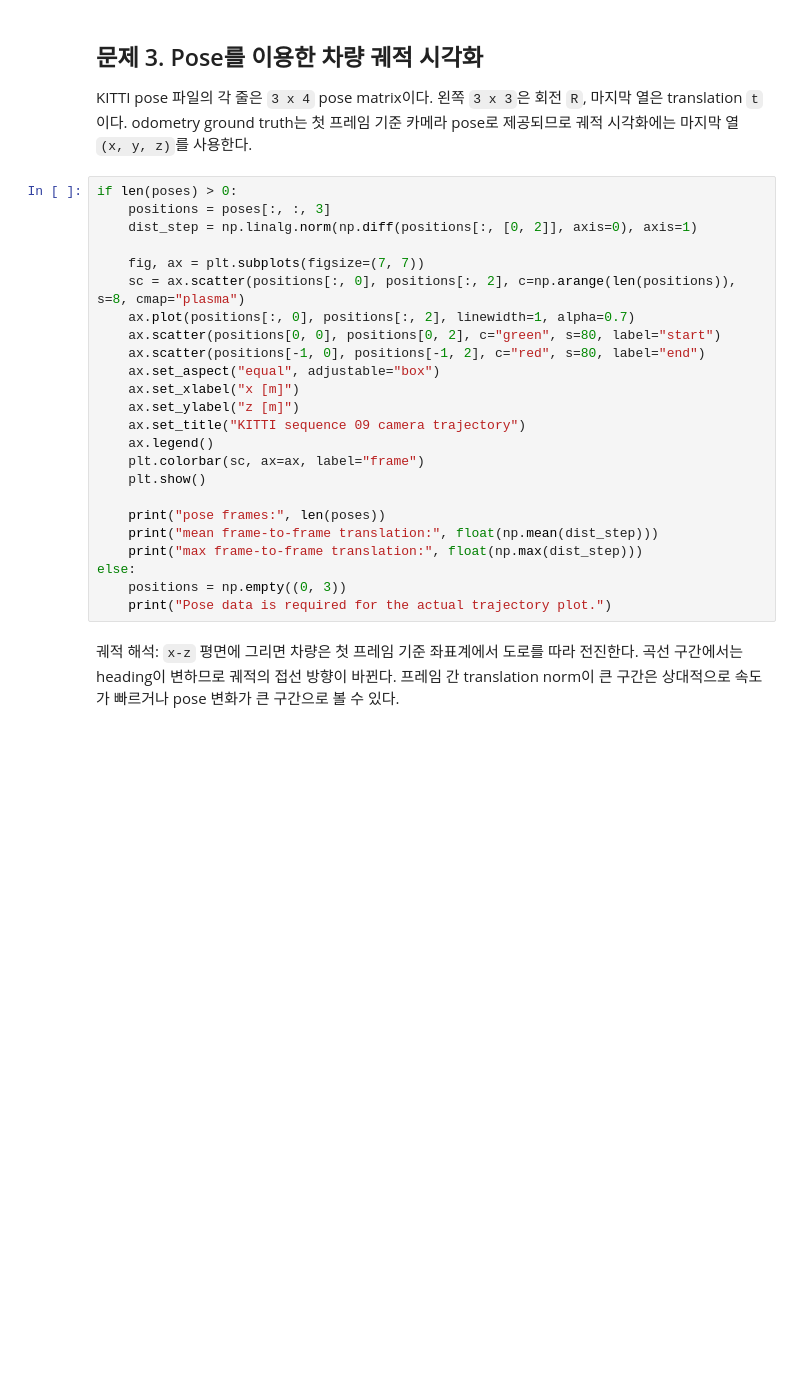
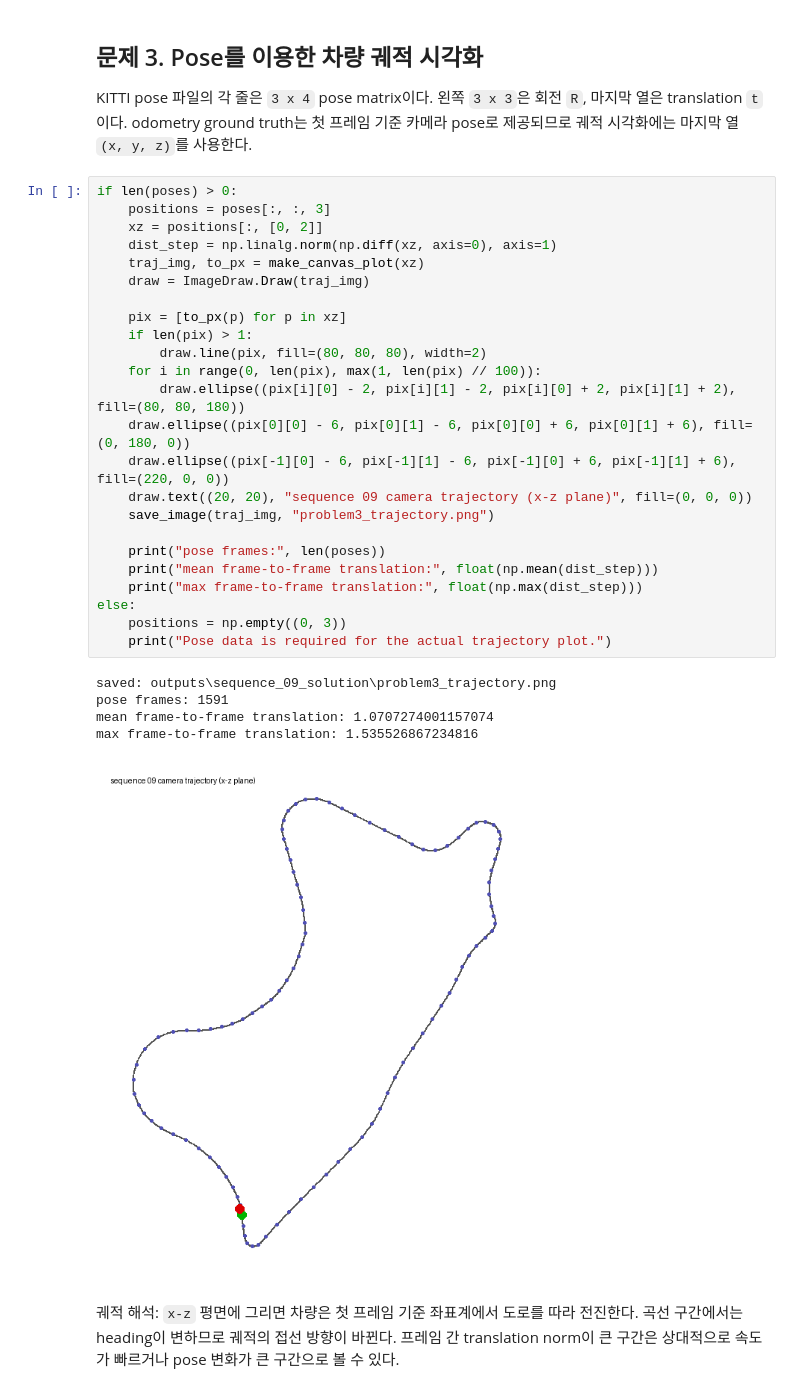
Before and after one commit to hyoeun02/Auto_V, a Jupyter notebook: ClassAuto_BayesianClassifier_solution.ipynb, the cells around one changed output. Cells and saved outputs as stored; diff of their text form; blank space fills up the shorter version.

```diff
--- a/ClassAuto_BayesianClassifier_solution.ipynb
+++ b/ClassAuto_BayesianClassifier_solution.ipynb
@@ -157,30 +205,36 @@ pd.DataFrame({
 ## 문제 3. Pose를 이용한 차량 궤적 시각화
 
 KITTI pose 파일의 각 줄은 `3 x 4` pose matrix이다. 왼쪽 `3 x 3`은 회전 `R`, 마지막 열은 translation `t`이다. odometry ground truth는 첫 프레임 기준 카메라 pose로 제공되므로 궤적 시각화에는 마지막 열 `(x, y, z)`를 사용한다.
-# %%
-if len(poses) > 0:
-    positions = poses[:, :, 3]
-    dist_step = np.linalg.norm(np.diff(positions[:, [0, 2]], axis=0), axis=1)
-
-    fig, ax = plt.subplots(figsize=(7, 7))
-    sc = ax.scatter(positions[:, 0], positions[:, 2], c=np.arange(len(positions)), s=8, cmap="plasma")
-    ax.plot(positions[:, 0], positions[:, 2], linewidth=1, alpha=0.7)
-    ax.scatter(positions[0, 0], positions[0, 2], c="green", s=80, label="start")
-    ax.scatter(positions[-1, 0], positions[-1, 2], c="red", s=80, label="end")
-    ax.set_aspect("equal", adjustable="box")
-    ax.set_xlabel("x [m]")
-    ax.set_ylabel("z [m]")
-    ax.set_title("KITTI sequence 09 camera trajectory")
-    ax.legend()
-    plt.colorbar(sc, ax=ax, label="frame")
-    plt.show()
-
-    print("pose frames:", len(poses))
-    print("mean frame-to-frame translation:", float(np.mean(dist_step)))
-    print("max frame-to-frame translation:", float(np.max(dist_step)))
-else:
-    positions = np.empty((0, 3))
-    print("Pose data is required for the actual trajectory plot.")
+# %%
+if len(poses) > 0:
+    positions = poses[:, :, 3]
+    xz = positions[:, [0, 2]]
+    dist_step = np.linalg.norm(np.diff(xz, axis=0), axis=1)
+    traj_img, to_px = make_canvas_plot(xz)
+    draw = ImageDraw.Draw(traj_img)
+
+    pix = [to_px(p) for p in xz]
+    if len(pix) > 1:
+        draw.line(pix, fill=(80, 80, 80), width=2)
+    for i in range(0, len(pix), max(1, len(pix) // 100)):
+        draw.ellipse((pix[i][0] - 2, pix[i][1] - 2, pix[i][0] + 2, pix[i][1] + 2), fill=(80, 80, 180))
+    draw.ellipse((pix[0][0] - 6, pix[0][1] - 6, pix[0][0] + 6, pix[0][1] + 6), fill=(0, 180, 0))
+    draw.ellipse((pix[-1][0] - 6, pix[-1][1] - 6, pix[-1][0] + 6, pix[-1][1] + 6), fill=(220, 0, 0))
+    draw.text((20, 20), "sequence 09 camera trajectory (x-z plane)", fill=(0, 0, 0))
+    save_image(traj_img, "problem3_trajectory.png")
+
+    print("pose frames:", len(poses))
+    print("mean frame-to-frame translation:", float(np.mean(dist_step)))
+    print("max frame-to-frame translation:", float(np.max(dist_step)))
+else:
+    positions = np.empty((0, 3))
+    print("Pose data is required for the actual trajectory plot.")
+# %% [output]
+saved: outputs\sequence_09_solution\problem3_trajectory.png
+pose frames: 1591
+mean frame-to-frame translation: 1.0707274001157074
+max frame-to-frame translation: 1.535526867234816
+[figure, added]
 # %% [markdown]
 궤적 해석: `x-z` 평면에 그리면 차량은 첫 프레임 기준 좌표계에서 도로를 따라 전진한다. 곡선 구간에서는 heading이 변하므로 궤적의 접선 방향이 바뀐다. 프레임 간 translation norm이 큰 구간은 상대적으로 속도가 빠르거나 pose 변화가 큰 구간으로 볼 수 있다.
 # %% [markdown]
```
Also changed, not shown: parts of 5 cells of this notebook.
